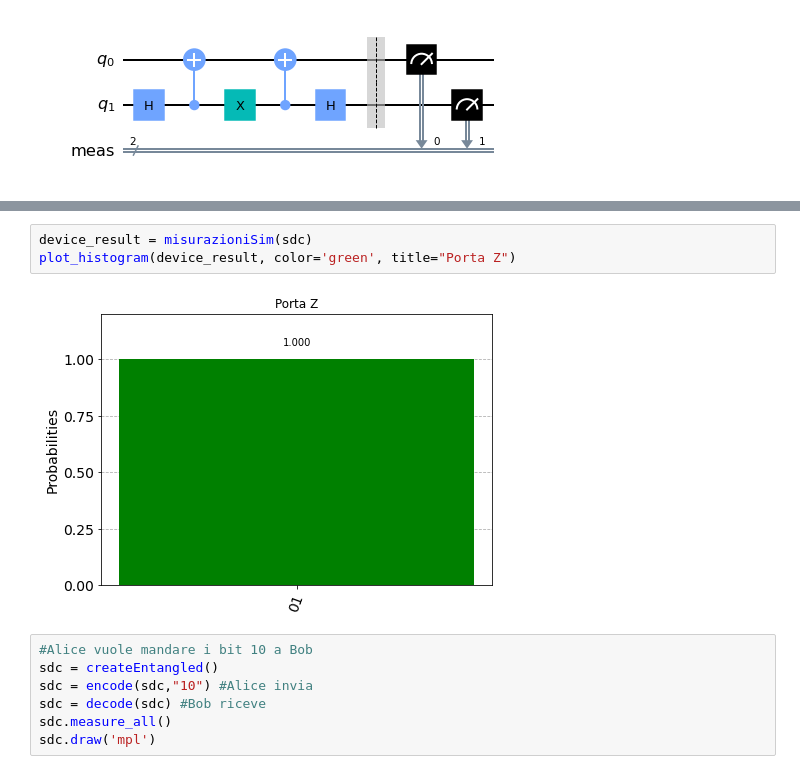
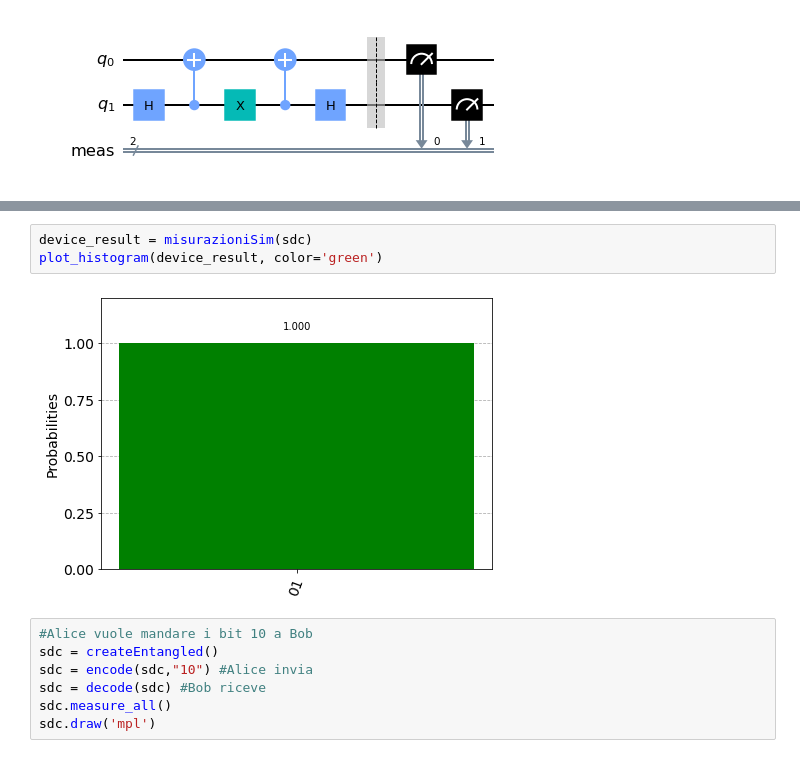
Before and after one commit to rvale00/fcqLab, a Jupyter notebook: superdensecode.ipynb, the cells around one changed output, grey strips where cells are left out. Drawn from its saved outputs; the diff is of its cells as text.

```diff
--- a/superdensecode.ipynb
+++ b/superdensecode.ipynb
@@ -92,9 +92,9 @@ Job Status: job has successfully run
 [figure]
 # %%
 device_result = misurazioniSim(sdc)
-plot_histogram(device_result, color='green', title="Porta Z")
+plot_histogram(device_result, color='green')
 # %% [output]
-[figure, old version]
+[figure, new version]
 # %%
 #Alice vuole mandare i bit 10 a Bob
 sdc = createEntangled()
```
Also changed, not shown: parts of 7 cells of this notebook, 1 other file.
